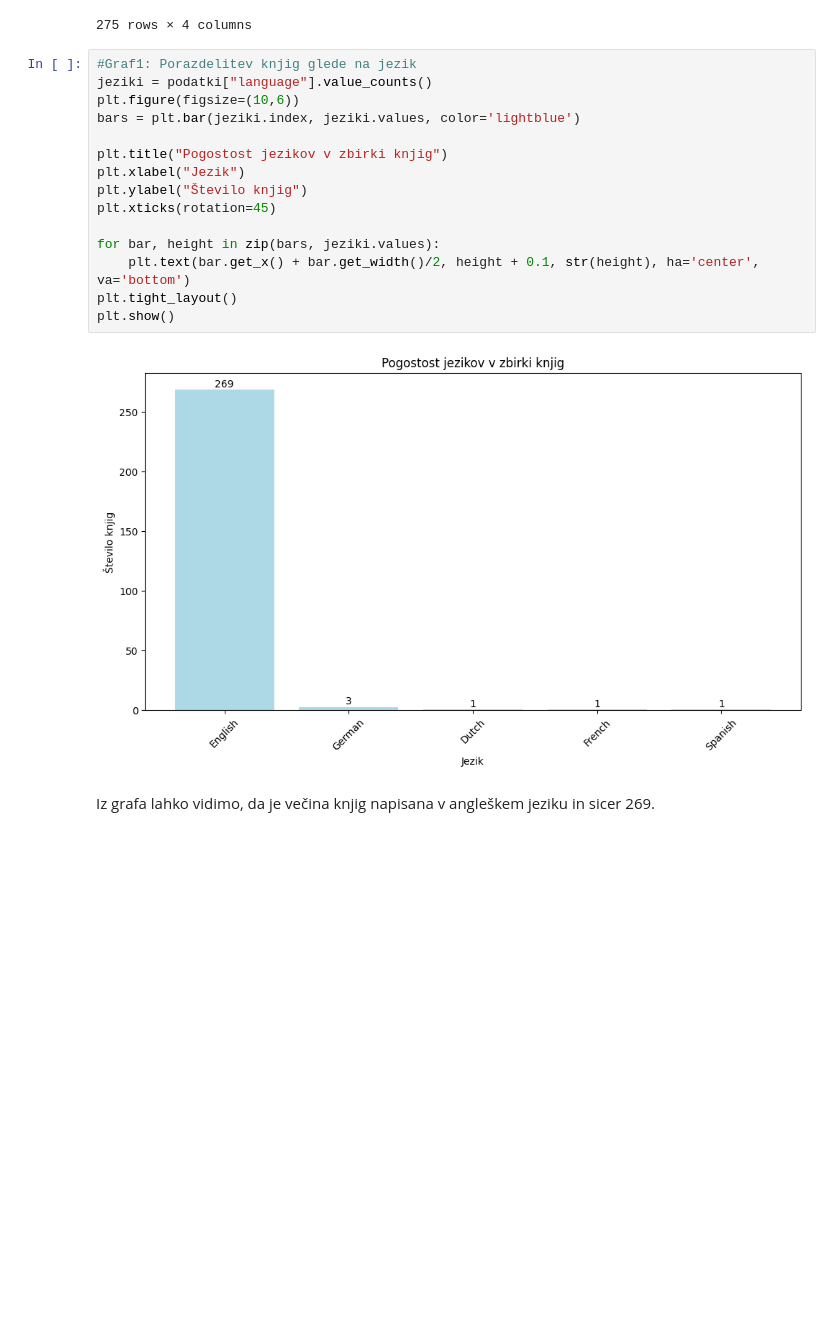
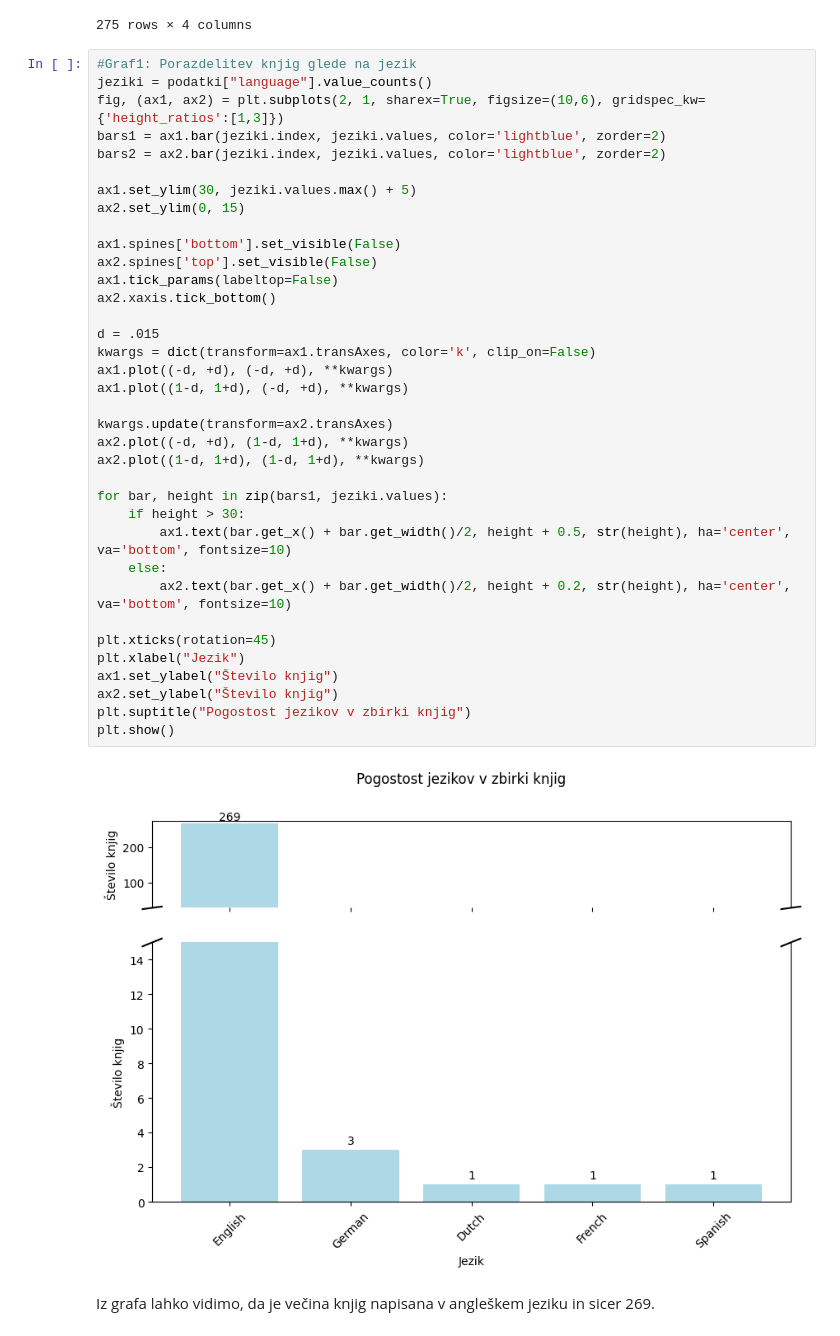
Before and after one commit to kajzrca/UVP-projekt, a Jupyter notebook: KNJIGE.ipynb, the cells around one changed output. Saved outputs shown, nothing was run; the diff lists cells and outputs as text; blank space fills up the shorter version.

```diff
--- a/KNJIGE.ipynb
+++ b/KNJIGE.ipynb
@@ -61,20 +63,41 @@ podatki[['title','author', 'release_date', 'reading_level']]
 # %%
 #Graf1: Porazdelitev knjig glede na jezik
 jeziki = podatki["language"].value_counts()
-plt.figure(figsize=(10,6))
-bars = plt.bar(jeziki.index, jeziki.values, color='lightblue')
+fig, (ax1, ax2) = plt.subplots(2, 1, sharex=True, figsize=(10,6), gridspec_kw={'height_ratios':[1,3]})
+bars1 = ax1.bar(jeziki.index, jeziki.values, color='lightblue', zorder=2)
+bars2 = ax2.bar(jeziki.index, jeziki.values, color='lightblue', zorder=2)
 
-plt.title("Pogostost jezikov v zbirki knjig")
+ax1.set_ylim(30, jeziki.values.max() + 5)
+ax2.set_ylim(0, 15)
+
+ax1.spines['bottom'].set_visible(False)
+ax2.spines['top'].set_visible(False)
+ax1.tick_params(labeltop=False)
+ax2.xaxis.tick_bottom()
+
+d = .015
+kwargs = dict(transform=ax1.transAxes, color='k', clip_on=False)
+ax1.plot((-d, +d), (-d, +d), **kwargs)
+ax1.plot((1-d, 1+d), (-d, +d), **kwargs)
+
+kwargs.update(transform=ax2.transAxes)
+ax2.plot((-d, +d), (1-d, 1+d), **kwargs)
+ax2.plot((1-d, 1+d), (1-d, 1+d), **kwargs)
+
+for bar, height in zip(bars1, jeziki.values):
+    if height > 30:
+        ax1.text(bar.get_x() + bar.get_width()/2, height + 0.5, str(height), ha='center', va='bottom', fontsize=10)
+    else:
+        ax2.text(bar.get_x() + bar.get_width()/2, height + 0.2, str(height), ha='center', va='bottom', fontsize=10)
+
+plt.xticks(rotation=45)
 plt.xlabel("Jezik")
-plt.ylabel("Število knjig")
-plt.xticks(rotation=45)
-
-for bar, height in zip(bars, jeziki.values):
-    plt.text(bar.get_x() + bar.get_width()/2, height + 0.1, str(height), ha='center', va='bottom')
-plt.tight_layout()
+ax1.set_ylabel("Število knjig")
+ax2.set_ylabel("Število knjig")
+plt.suptitle("Pogostost jezikov v zbirki knjig")
 plt.show()
 # %% [output]
-[figure, old version]
+[figure, new version]
 # %% [markdown]
 Iz grafa lahko vidimo, da je večina knjig napisana v angleškem jeziku in sicer 269.
 # %%
```
Also changed, not shown: parts of 6 cells of this notebook.
